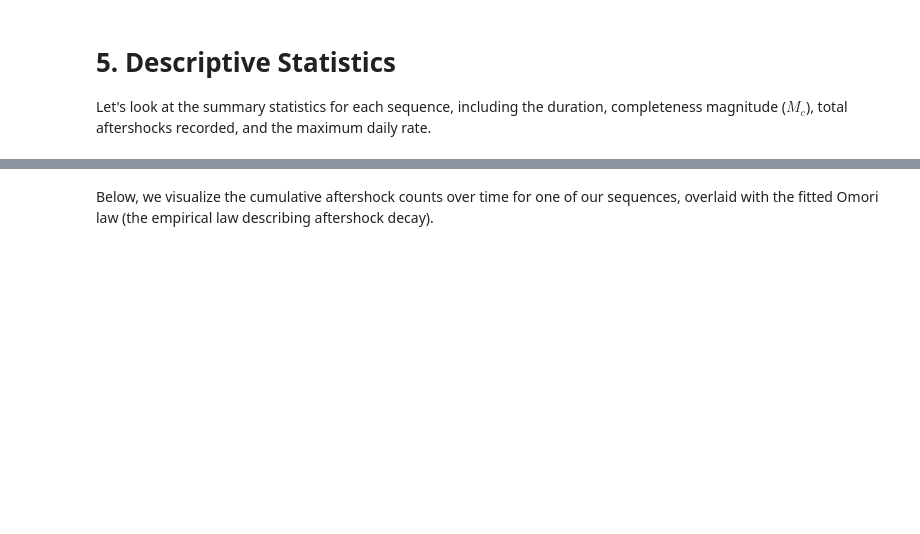
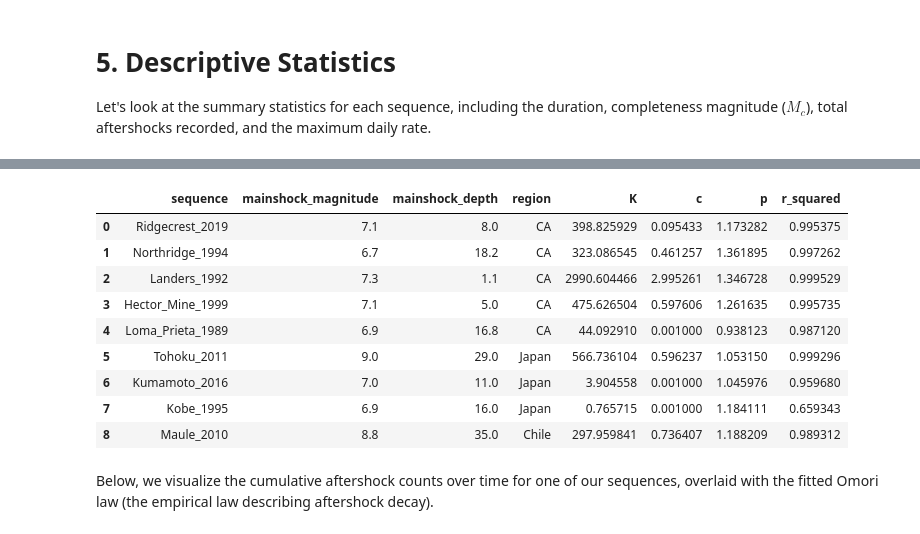
Before and after one commit to cronenberg64/aftershock-decay-forecasting, a Jupyter notebook: notebooks/capstone_main.ipynb, the cells around one changed output, grey strips where cells are left out. Drawn from its saved outputs; the diff is of its cells as text; code cells hidden in the pictures; blank space fills up the shorter version.

```diff
--- a/notebooks/capstone_main.ipynb
+++ b/notebooks/capstone_main.ipynb
@@ -46,3 +72,21 @@ else:
+# %%
+OMORI_PATH = os.path.join(PROJECT_ROOT, 'data', 'processed', 'omori_parameters.csv')
+if os.path.exists(OMORI_PATH):
+    omori_df = pd.read_csv(OMORI_PATH)
+    display(omori_df)
+else:
+    print("Omori parameters not found.")
+# %% [output]
+|  | sequence | mainshock_magnitude | mainshock_depth | region | K | c | p | r_squared |
+| 0 | Ridgecrest_2019 | 7.1 | 8.0 | CA | 398.825929 | 0.095433 | 1.173282 | 0.995375 |
+| 1 | Northridge_1994 | 6.7 | 18.2 | CA | 323.086545 | 0.461257 | 1.361895 | 0.997262 |
+| 2 | Landers_1992 | 7.3 | 1.1 | CA | 2990.604466 | 2.995261 | 1.346728 | 0.999529 |
+| 3 | Hector_Mine_1999 | 7.1 | 5.0 | CA | 475.626504 | 0.597606 | 1.261635 | 0.995735 |
+| 4 | Loma_Prieta_1989 | 6.9 | 16.8 | CA | 44.092910 | 0.001000 | 0.938123 | 0.987120 |
+| 5 | Tohoku_2011 | 9.0 | 29.0 | Japan | 566.736104 | 0.596237 | 1.053150 | 0.999296 |
+| 6 | Kumamoto_2016 | 7.0 | 11.0 | Japan | 3.904558 | 0.001000 | 1.045976 | 0.959680 |
+| 7 | Kobe_1995 | 6.9 | 16.0 | Japan | 0.765715 | 0.001000 | 1.184111 | 0.659343 |
+| 8 | Maule_2010 | 8.8 | 35.0 | Chile | 297.959841 | 0.736407 | 1.188209 | 0.989312 |
 # %% [markdown]
 Below, we visualize the cumulative aftershock counts over time for one of our sequences, overlaid with the fitted Omori law (the empirical law describing aftershock decay).
 # %%
```
Also changed, not shown: parts of 14 cells of this notebook, 5 other files.
